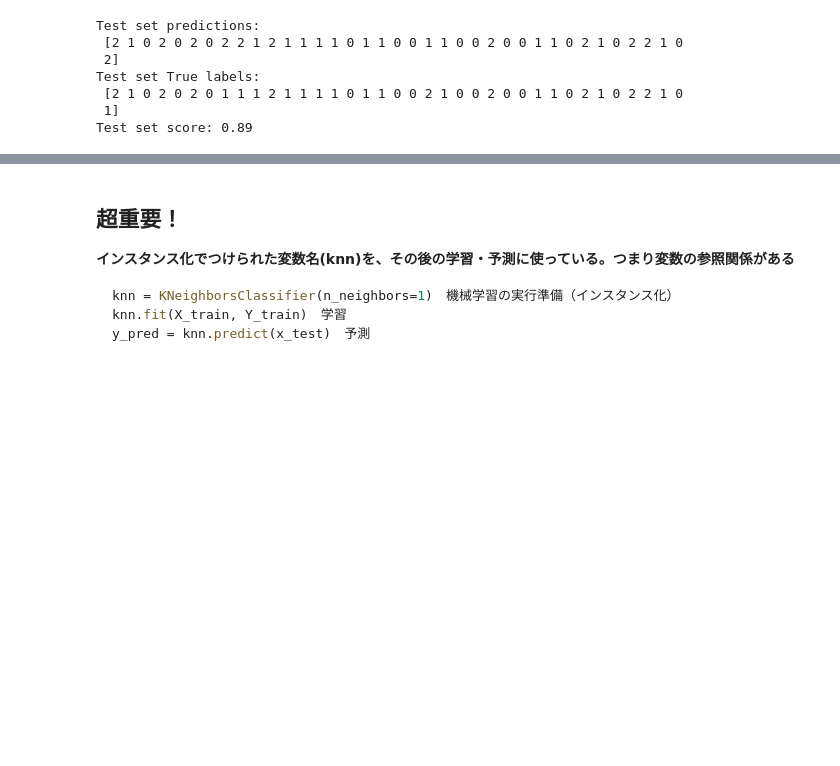
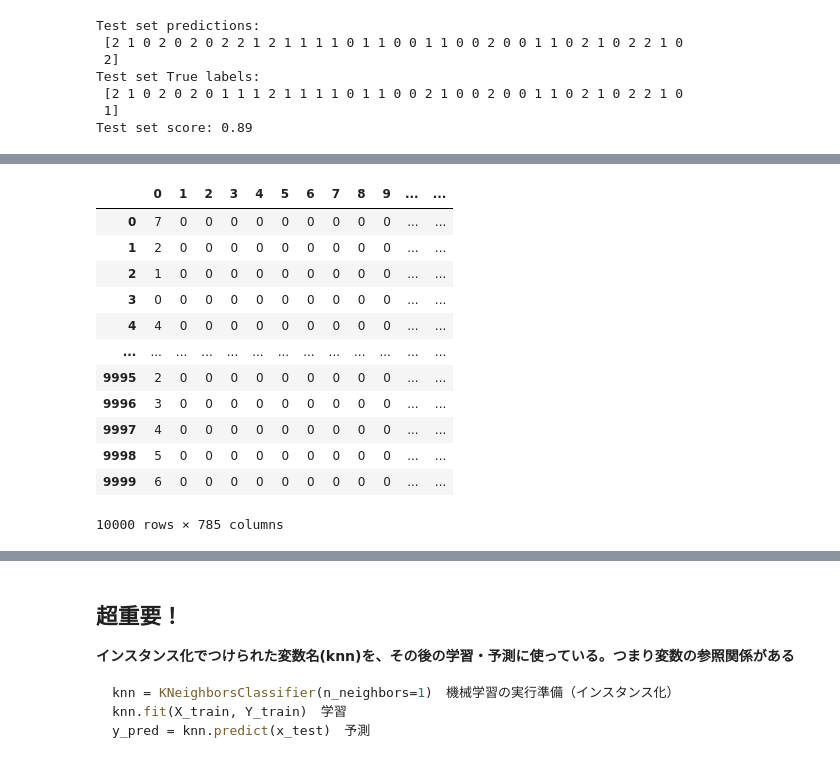
Before and after one commit to ueharaLab/datascience_python8, a Jupyter notebook: machine_learning_basic.ipynb, the cells around one changed output, grey strips where cells are left out. Cells and saved outputs as stored; diff of their text form; code cells hidden in the pictures; blank space fills up the shorter version.

```diff
--- a/machine_learning_basic.ipynb
+++ b/machine_learning_basic.ipynb
@@ -237,0 +243,19 @@ Test set score: 0.89
+# %%
+import pandas as pd
+url = "https://github.com/ueharaLab/datascience_python8/raw/main/mnist_train_10000.csv"
+df_mnist = pd.read_csv( url, header=None)
+df_mnist
+# %% [output]
+|  | 0 | 1 | 2 | 3 | 4 | 5 | 6 | 7 | 8 | 9 | ... | ... |
+| 0 | 7 | 0 | 0 | 0 | 0 | 0 | 0 | 0 | 0 | 0 | ... | ... |
+| 1 | 2 | 0 | 0 | 0 | 0 | 0 | 0 | 0 | 0 | 0 | ... | ... |
+| 2 | 1 | 0 | 0 | 0 | 0 | 0 | 0 | 0 | 0 | 0 | ... | ... |
+| 3 | 0 | 0 | 0 | 0 | 0 | 0 | 0 | 0 | 0 | 0 | ... | ... |
+| 4 | 4 | 0 | 0 | 0 | 0 | 0 | 0 | 0 | 0 | 0 | ... | ... |
+| ... | ... | ... | ... | ... | ... | ... | ... | ... | ... | ... | ... | ... |
+| 9995 | 2 | 0 | 0 | 0 | 0 | 0 | 0 | 0 | 0 | 0 | ... | ... |
+| 9996 | 3 | 0 | 0 | 0 | 0 | 0 | 0 | 0 | 0 | 0 | ... | ... |
+| 9997 | 4 | 0 | 0 | 0 | 0 | 0 | 0 | 0 | 0 | 0 | ... | ... |
+| 9998 | 5 | 0 | 0 | 0 | 0 | 0 | 0 | 0 | 0 | 0 | ... | ... |
+| 9999 | 6 | 0 | 0 | 0 | 0 | 0 | 0 | 0 | 0 | 0 | ... | ... |
+10000 rows × 785 columns
```
Also changed, not shown: parts of 2 cells of this notebook, 2 other files.
